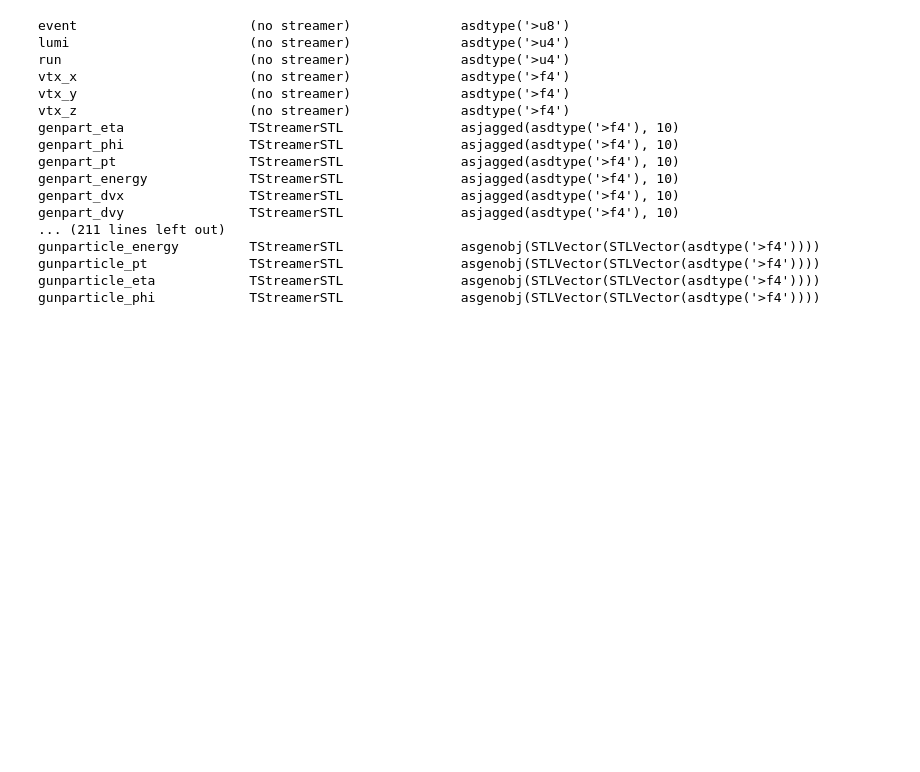
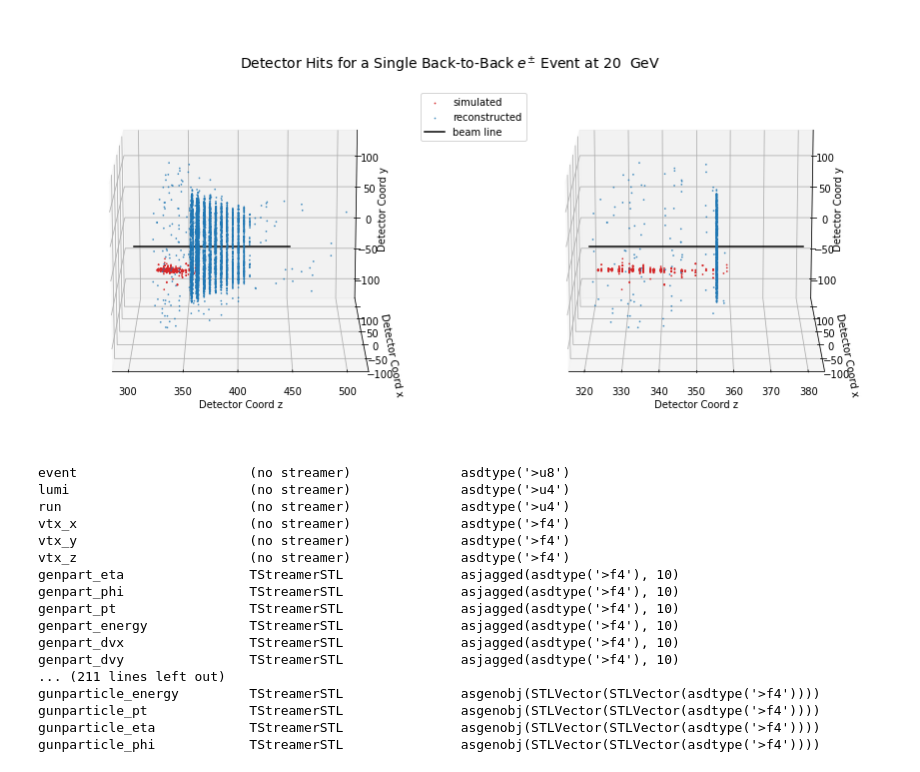
Before and after one commit to fred144/hgcal-truth-notebooks, a Jupyter notebook: final_project.ipynb, the cells around one changed output. Cells and saved outputs as stored; diff of their text form; code cells hidden in the pictures; blank space fills up the shorter version.

```diff
--- a/final_project.ipynb
+++ b/final_project.ipynb
@@ -115,3 +67,67 @@ def delta_r(a, b):
+# %%
+ntuple = uproot.open('../hgcalNtuple_20.root')
+tree = ntuple['ana/hgc']
+evt_num = 10
+fig = plt.figure(figsize=(15,12))
+
+fig.suptitle(r"Detector Hits for a Single Back-to-Back $e^{\pm}$ Event at 20  GeV",
+             y = .73,
+             size = 14)
+# Note, it is easier to visualize (x, y, z) --> (z, x, y)
+ax = fig.add_subplot(121, projection='3d')
+endcap_mask = tree['simhit_z'].array()[evt_num]> 0
+ax.scatter(tree['simhit_z'].array()[evt_num][endcap_mask],
+           tree['simhit_x'].array()[evt_num][endcap_mask],
+           tree['simhit_y'].array()[evt_num][endcap_mask],
+           label = "simulated",
+           color = "tab:red",
+           alpha = 1,
+           s = .50)
+mask = np.in1d(tree['rechit_z'].array()[evt_num], tree['simhit_z'].array()[evt_num], invert = True)
+endcap_mask = tree['rechit_z'].array()[evt_num][mask] > 0
+ax.scatter(tree['rechit_z'].array()[evt_num][mask][endcap_mask],
+           tree['rechit_x'].array()[evt_num][mask][endcap_mask],
+           tree['rechit_y'].array()[evt_num][mask][endcap_mask],
+           label = "reconstructed",
+           color = "tab:blue",
+           alpha = .75,
+           s = .55)
+ax.plot([300, 450], [0,0], [0,0], color='k', label = "beam line")
+ax.set_xlabel('Detector Coord z')
+ax.set_ylabel('Detector Coord x')
+ax.set_zlabel('Detector Coord y')
+ax.view_init(15, -90)
+
+# Note, it is easier to visualize (x, y, z) --> (z, x, y)
+ax = fig.add_subplot(122, projection='3d')
+endcap_mask = tree['simhit_z'].array()[evt_num]> 0
+ax.scatter(tree['simhit_z'].array()[evt_num][endcap_mask],
+           tree['simhit_x'].array()[evt_num][endcap_mask],
+           tree['simhit_y'].array()[evt_num][endcap_mask],
+           label = "simulated",
+           color = "tab:red",
+           alpha = 1,
+           s = .50)
+mask = np.in1d(tree['rechit_z'].array()[evt_num], tree['simhit_z'].array()[evt_num], invert = True)
+endcap_mask = tree['rechit_z'].array()[evt_num][mask] > 0
+layer_mask = tree['rechit_layer'].array()[evt_num][mask][endcap_mask] < 27
+ax.scatter(tree['rechit_z'].array()[evt_num][mask][endcap_mask][layer_mask],
+           tree['rechit_x'].array()[evt_num][mask][endcap_mask][layer_mask],
+           tree['rechit_y'].array()[evt_num][mask][endcap_mask][layer_mask],
+           label = "reconstructed",
+           color = "tab:blue",
+           alpha = .75,
+           s = .55)
+ax.plot([320, 380], [0,0], [0,0], color='k', label = "beam line")
+ax.set_xlabel('Detector Coord z')
+ax.set_ylabel('Detector Coord x')
+ax.set_zlabel('Detector Coord y')
+
+handles, labels = ax.get_legend_handles_labels()
+fig.legend(handles, labels, loc=(.45, .71))
+ax.view_init(15, -90)
+# %% [output]
+[figure, added]
 # %%
 ntuple = uproot.open('../hgcalNtuple_20.root')
 tree = ntuple['ana/hgc']
```
Also changed, not shown: parts of 19 cells of this notebook, 1 other file.
